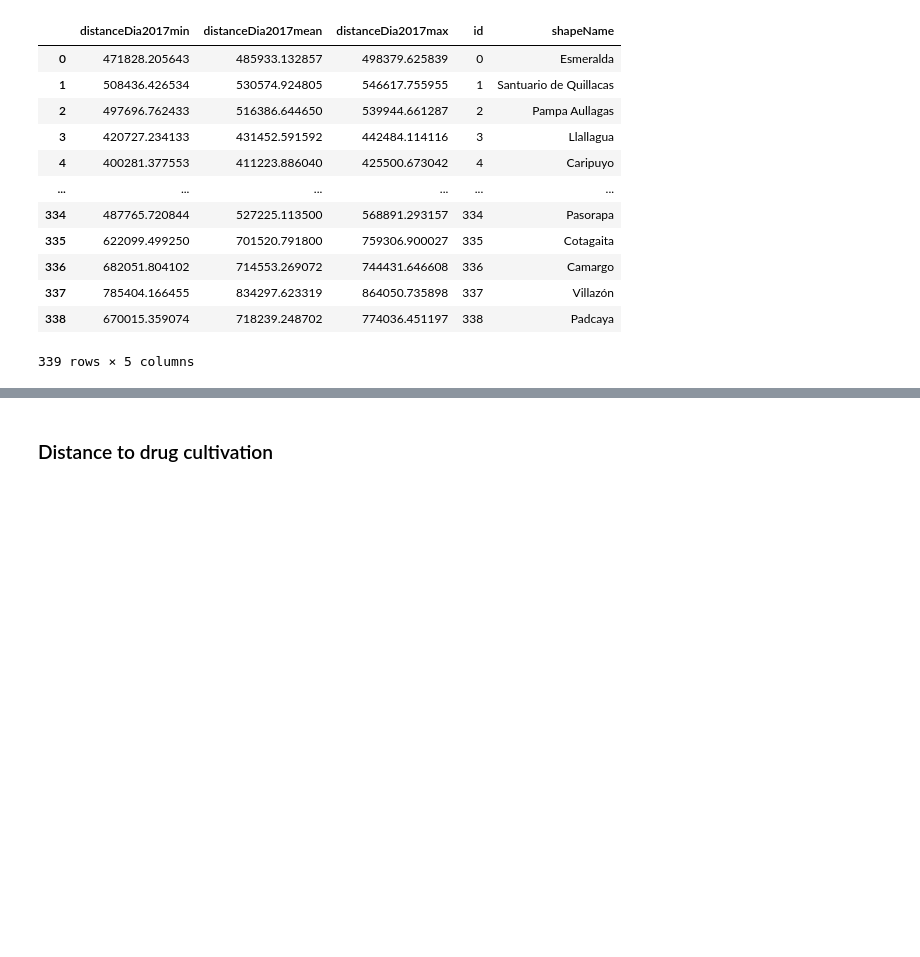
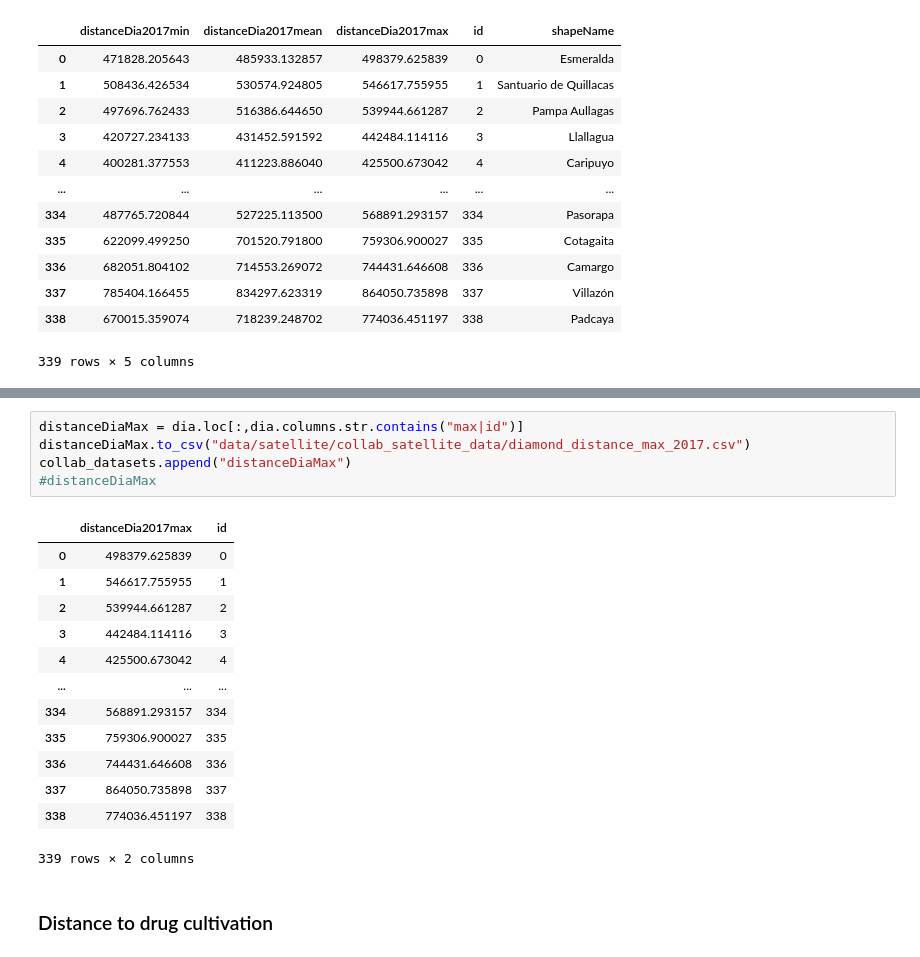
Before and after one commit to HendrixPeralta/bol_hdi_prediction, a Jupyter notebook: 99_collab_satellite_data.ipynb, the cells around one changed output, grey strips where cells are left out. Cells and saved outputs as stored; diff of their text form; blank space fills up the shorter version.

```diff
--- a/99_collab_satellite_data.ipynb
+++ b/99_collab_satellite_data.ipynb
@@ -207,3 +245,22 @@ dia
+# %%
+distanceDiaMax = dia.loc[:,dia.columns.str.contains("max|id")]
+distanceDiaMax.to_csv("data/satellite/collab_satellite_data/diamond_distance_max_2017.csv")
+collab_datasets.append("distanceDiaMax")
+#distanceDiaMax
+# %% [output]
+|  | distanceDia2017max | id |
+| 0 | 498379.625839 | 0 |
+| 1 | 546617.755955 | 1 |
+| 2 | 539944.661287 | 2 |
+| 3 | 442484.114116 | 3 |
+| 4 | 425500.673042 | 4 |
+| ... | ... | ... |
+| 334 | 568891.293157 | 334 |
+| 335 | 759306.900027 | 335 |
+| 336 | 744431.646608 | 336 |
+| 337 | 864050.735898 | 337 |
+| 338 | 774036.451197 | 338 |
+339 rows × 2 columns
 # %% [markdown]
 ### Distance to drug cultivation
 # %%
```
Also changed, not shown: parts of 2 cells of this notebook, 3 other files.
